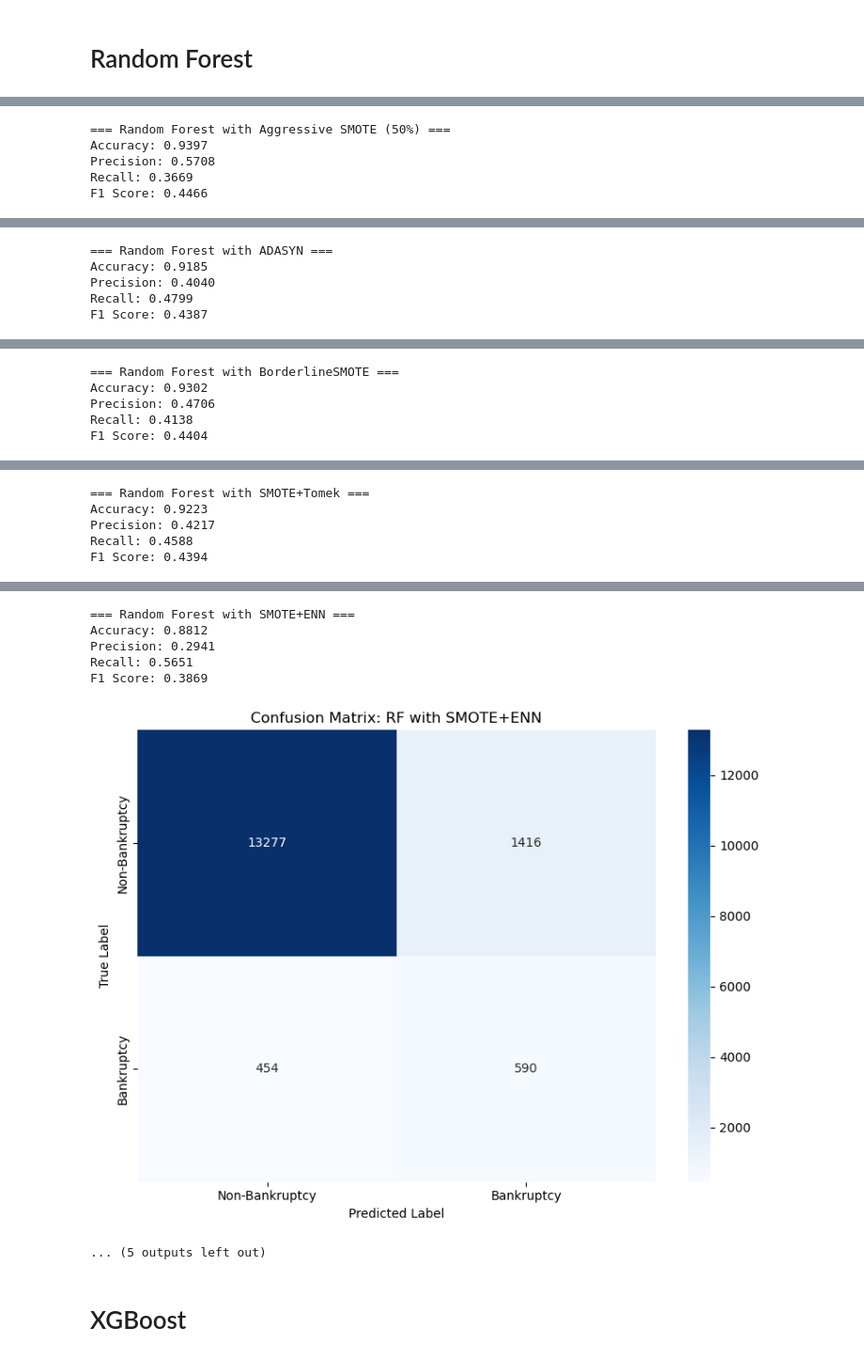
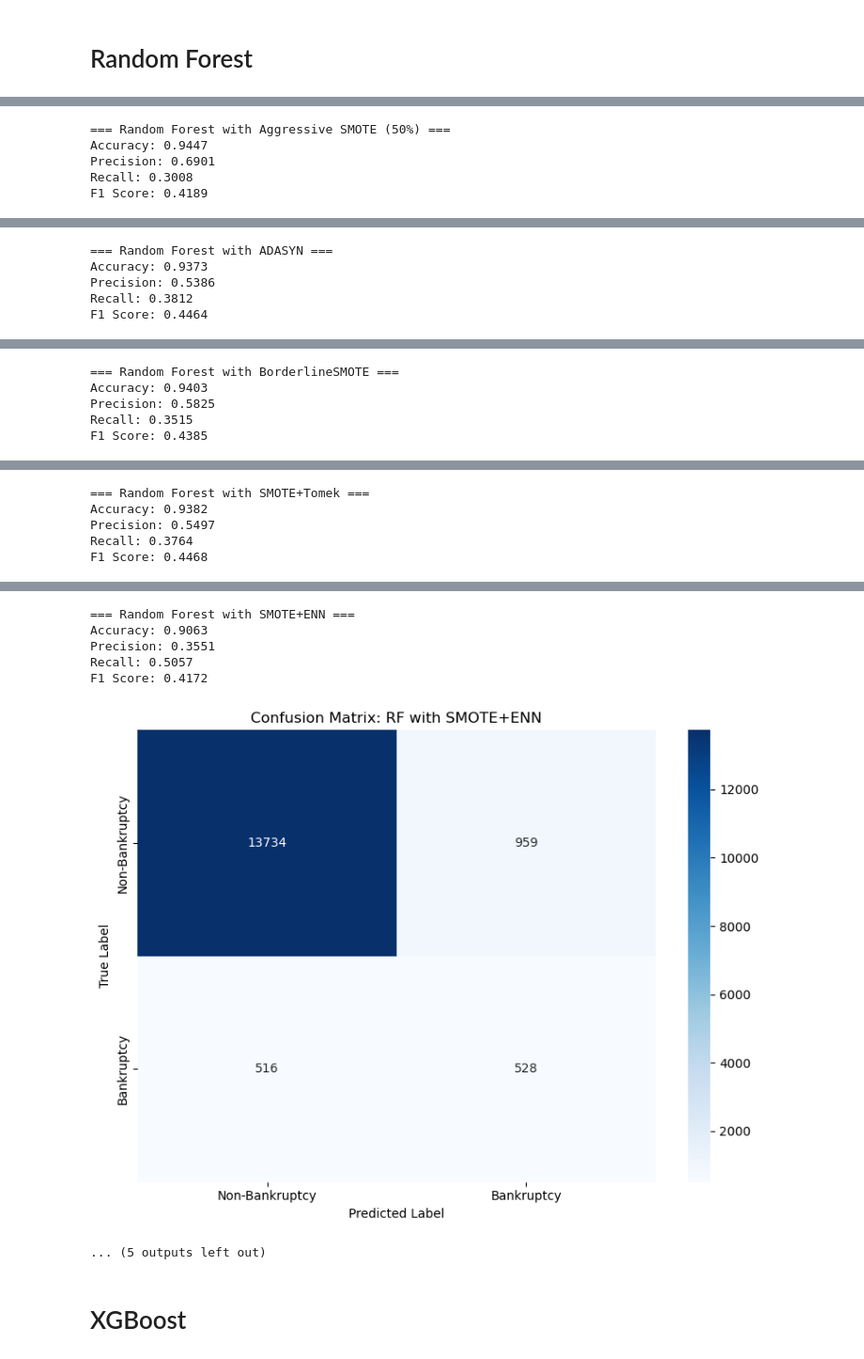
Before and after one commit to yiju-zhao/Company-Bankruptcy-Prediction, a Jupyter notebook: Notebooks/model-developement-explanation.ipynb, the cells around one changed output, grey strips where cells are left out. Shown at 94% size. Drawn from its saved outputs; the diff is of its cells as text; code cells hidden in the pictures.

```diff
--- a/Notebooks/model-developement-explanation.ipynb
+++ b/Notebooks/model-developement-explanation.ipynb
@@ -3,16 +3,17 @@
 # %%
 import os
 
-parent_dir = os.path.dirname(os.getcwd())
+# Option 1: Define the project root directory explicitly
+parent_dir = "/Users/eason/Documents/Project/DSI/Team Project/Company-Bankruptcy-Prediction"
 
 # Define paths relative to the parent directory
 data_path = os.path.join(parent_dir, 'data', 'processed')
 model_path = os.path.join(parent_dir, 'model')
+figures_dir = os.path.join(parent_dir, 'Results', 'figures')
 
 print("Data Path:", data_path)
 print("Model Path:", model_path)
 
-
 data_file = os.path.join(data_path, 'american_bankruptcy_processed.csv')
 # %% [output]
 Data Path: /Users/eason/Documents/Project/DSI/Team Project/Company-Bankruptcy-Prediction/data/processed
@@ -65,13 +66,14 @@ Index(['company_name', 'status_label', 'year', 'X1', 'X2', 'X3', 'X4', 'X5',
 # Train Test Split
 # %%
 from sklearn.model_selection import train_test_split
-# Select features and target
-features = ['return_on_equity', 'quick_ratio', 'long_term_debt_to_assets',
-            'debt_to_equity_ratio', 'sales_growth', 'market_value_to_liabilities', 'year']
-#X = df[features]
-# Define the feature list (X1 to X18)
-features = [f'X{i}' for i in range(1, 19)]
-X = df[features]
+
+# Instead of selecting specific features, select all columns except these ones
+exclude_columns = ['company_name', 'status_label', 'status_label_bin', 'event', 'duration', 'target_last']
+
+# Get all feature columns by excluding non-feature columns
+X = df.drop(exclude_columns, axis=1)
+
+# Target variable remains the same
 y = df['status_label_bin']  # Target variable (1 for bankruptcy, 0 for no bankruptcy)
 
 # Split into training and testing sets
@@ -281,7 +327,10 @@ for sampling_name, (X_res, y_res) in sampling_techniques.items():
     plt.ylabel('True Label')
     plt.title(f'Confusion Matrix: RF with {sampling_name}')
     plt.tight_layout()
-    plt.savefig(f'../results/figures/RF_{sampling_name.replace(" ", "_")}_cm.png', dpi=300, bbox_inches='tight')
+    figures_dir = os.path.join(parent_dir, 'Results', 'figures')
+    # Then save the figure
+    plt.savefig(os.path.join(figures_dir, f'RF_{sampling_name.replace(" ", "_")}_cm.png'),
+            dpi=300, bbox_inches='tight')
     plt.show()
 
 # Create a DataFrame for easy comparison
@@ -295,7 +344,7 @@ sns.barplot(x='Sampling', y='F1 Score', data=combined_results_df.sort_values('F1
 plt.xticks(rotation=45, ha='right')
 plt.title('F1 Scores for Different Sampling Techniques with Random Forest')
 plt.tight_layout()
-plt.savefig('../results/figures/sampling_techniques_comparison.png', dpi=300, bbox_inches='tight')
+plt.savefig(os.path.join(figures_dir, 'sampling_techniques_comparison.png'), dpi=300, bbox_inches='tight')
 plt.show()
 
 # Find the best combination
@@ -314,5 +363,5 @@ F1 Score: 0.4419
 === Random Forest with Aggressive SMOTE (50%) ===
-Accuracy: 0.9397
-Precision: 0.5708
-Recall: 0.3669
-F1 Score: 0.4466
+Accuracy: 0.9447
+Precision: 0.6901
+Recall: 0.3008
+F1 Score: 0.4189
@@ -320,5 +369,5 @@ F1 Score: 0.4466
 === Random Forest with ADASYN ===
-Accuracy: 0.9185
-Precision: 0.4040
-Recall: 0.4799
-F1 Score: 0.4387
+Accuracy: 0.9373
+Precision: 0.5386
+Recall: 0.3812
+F1 Score: 0.4464
@@ -326,5 +375,5 @@ F1 Score: 0.4387
 === Random Forest with BorderlineSMOTE ===
-Accuracy: 0.9302
-Precision: 0.4706
-Recall: 0.4138
-F1 Score: 0.4404
+Accuracy: 0.9403
+Precision: 0.5825
+Recall: 0.3515
+F1 Score: 0.4385
@@ -332,5 +381,5 @@ F1 Score: 0.4404
 === Random Forest with SMOTE+Tomek ===
-Accuracy: 0.9223
-Precision: 0.4217
-Recall: 0.4588
-F1 Score: 0.4394
+Accuracy: 0.9382
+Precision: 0.5497
+Recall: 0.3764
+F1 Score: 0.4468
@@ -338,9 +387,9 @@ F1 Score: 0.4394
 === Random Forest with SMOTE+ENN ===
-Accuracy: 0.8812
-Precision: 0.2941
-Recall: 0.5651
-F1 Score: 0.3869
+Accuracy: 0.9063
+Precision: 0.3551
+Recall: 0.5057
+F1 Score: 0.4172
-[figure, old version]
+[figure, new version]
 ... (5 outputs left out)
 # %% [markdown]
 # XGBoost
```
Also changed, not shown: parts of 17 cells of this notebook, 2 other files.
